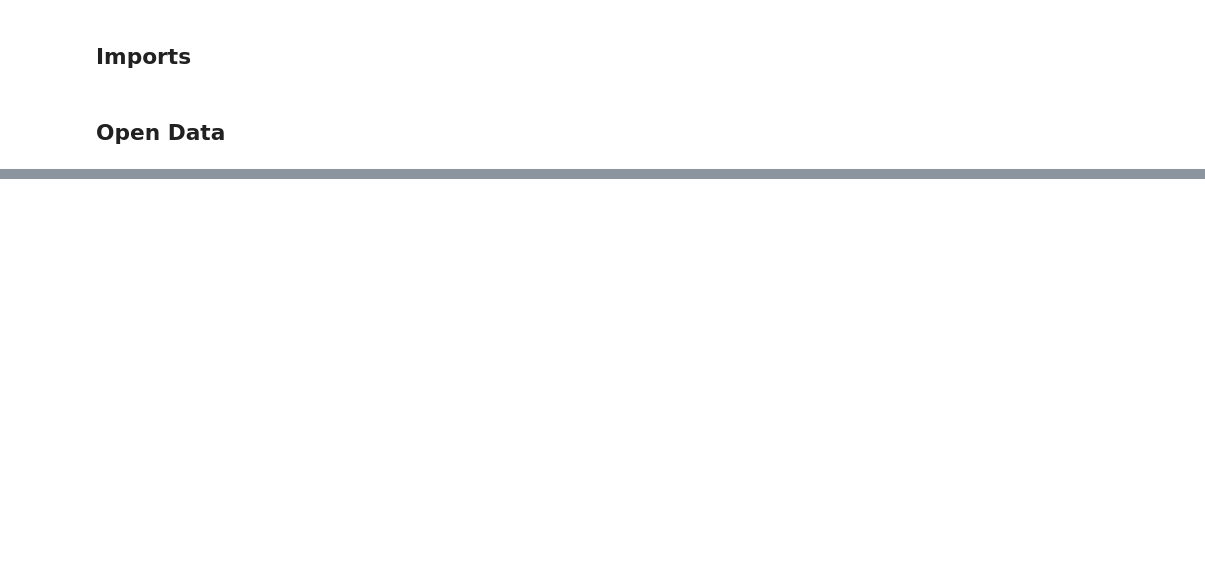
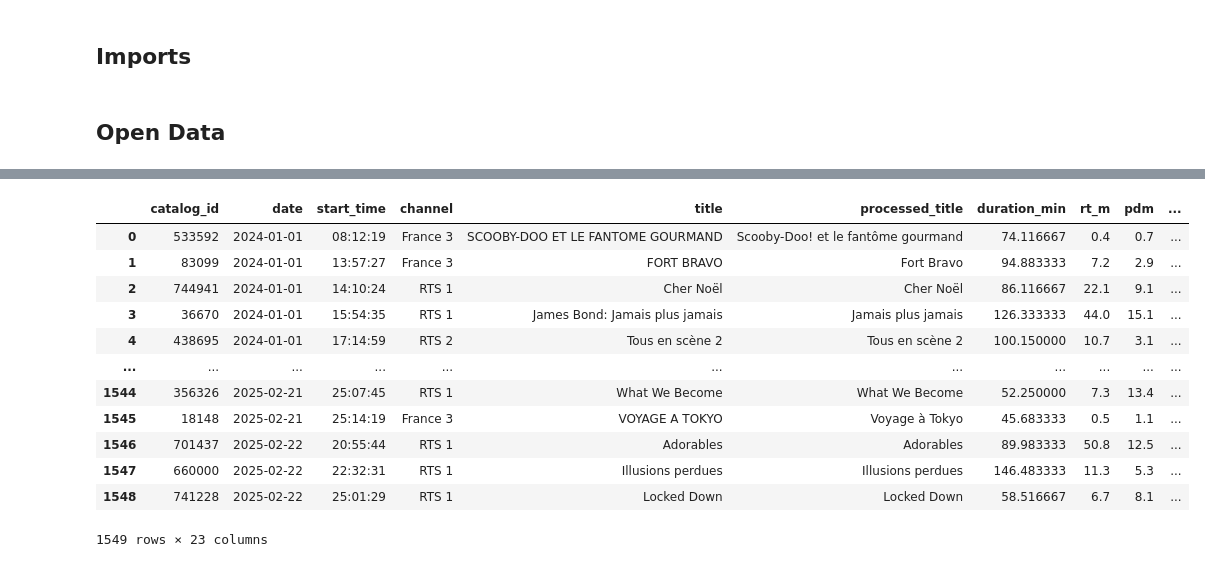
Before and after one commit to charlielopez123/RTS-curator-recommendation-system, a Jupyter notebook: experiments/notebooks/IL_testing.ipynb, the cells around one changed output, grey strips where cells are left out. Drawn from its saved outputs; the diff is of its cells as text; code cells hidden in the pictures; blank space fills up the shorter version.

```diff
--- a/experiments/notebooks/IL_testing.ipynb
+++ b/experiments/notebooks/IL_testing.ipynb
@@ -29,0 +31,17 @@ catalog_df
+# %%
+historical_programming_df = readers.read_parquet(cfg.processed_dir / "programming" / "historical_programming.parquet")
+historical_programming_df
+# %% [output]
+|  | catalog_id | date | start_time | channel | title | processed_title | duration_min | rt_m | pdm | ... |
+| 0 | 533592 | 2024-01-01 | 08:12:19 | France 3 | SCOOBY-DOO ET LE FANTOME GOURMAND | Scooby-Doo! et le fantôme gourmand | 74.116667 | 0.4 | 0.7 | ... |
+| 1 | 83099 | 2024-01-01 | 13:57:27 | France 3 | FORT BRAVO | Fort Bravo | 94.883333 | 7.2 | 2.9 | ... |
+| 2 | 744941 | 2024-01-01 | 14:10:24 | RTS 1 | Cher Noël | Cher Noël | 86.116667 | 22.1 | 9.1 | ... |
+| 3 | 36670 | 2024-01-01 | 15:54:35 | RTS 1 | James Bond: Jamais plus jamais | Jamais plus jamais | 126.333333 | 44.0 | 15.1 | ... |
+| 4 | 438695 | 2024-01-01 | 17:14:59 | RTS 2 | Tous en scène 2 | Tous en scène 2 | 100.150000 | 10.7 | 3.1 | ... |
+| ... | ... | ... | ... | ... | ... | ... | ... | ... | ... | ... |
+| 1544 | 356326 | 2025-02-21 | 25:07:45 | RTS 1 | What We Become | What We Become | 52.250000 | 7.3 | 13.4 | ... |
+| 1545 | 18148 | 2025-02-21 | 25:14:19 | France 3 | VOYAGE A TOKYO | Voyage à Tokyo | 45.683333 | 0.5 | 1.1 | ... |
+| 1546 | 701437 | 2025-02-22 | 20:55:44 | RTS 1 | Adorables | Adorables | 89.983333 | 50.8 | 12.5 | ... |
+| 1547 | 660000 | 2025-02-22 | 22:32:31 | RTS 1 | Illusions perdues | Illusions perdues | 146.483333 | 11.3 | 5.3 | ... |
+| 1548 | 741228 | 2025-02-22 | 25:01:29 | RTS 1 | Locked Down | Locked Down | 58.516667 | 6.7 | 8.1 | ... |
+1549 rows × 23 columns
```
Also changed, not shown: parts of 1 cell of this notebook, 33 other files.
